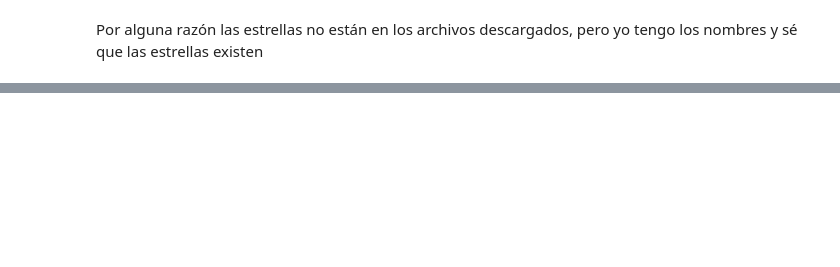
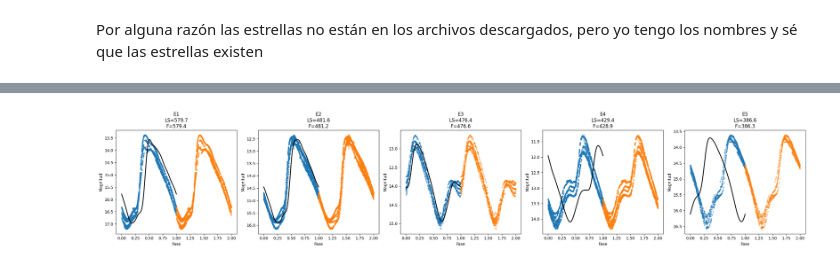
Before and after one commit to Brunelleschk1/Personal-projects, a Jupyter notebook: Proyectos de Astronomía/Laboratorio 8/Nose.ipynb, the cells around one changed output, grey strips where cells are left out. Drawn from its saved outputs; the diff is of its cells as text; code cells hidden in the pictures; blank space fills up the shorter version.

```diff
--- a/Proyectos de Astronomía/Laboratorio 8/Nose.ipynb
+++ b/Proyectos de Astronomía/Laboratorio 8/Nose.ipynb
@@ -114,6 +111,0 @@ ciclo=np.floor((t-t.min())/P).astype(int)
-# %%
-for c in np.unique(ciclo):
-    m=ciclo==c
-    plt.scatter(fase[m],mag[m],s=5,label=c)
-plt.gca().invert_yaxis()
-plt.legend()
@@ -258,5 +195,16 @@ Length: 81, dtype: float64
 # %% [markdown]
 Confirmamos que se trata de una mira con esta parábola, lo observado y lo calculado se empuezan a desviar a medida que pasan los ciclos.
+# %%
+def refinar_periodo_fourier(t,mag,P0,frac=0.03,N=400,n_terms=20):
+    periodos=np.linspace(P0*(1-frac),P0*(1+frac),N)
+    rms=[]
+    for P in periodos:
+        fase=((t-t.min())/P)%1
+        order=np.argsort(fase)
+        fs=FourierSeries(n_terms=n_terms,base_freq=1)
+        res=fs.fit(fase[order],mag[order])
+        rms.append(np.std(res))
+    return periodos[np.argmin(rms)]
 # %%
 def OC_por_ciclo(t, mag, ciclo, P):
     ns, ocs = [], []
@@ -492,2 +330,74 @@ fracción: 0
 # %% [markdown]
 Por alguna razón las estrellas no están en los archivos descargados, pero yo tengo los nombres y sé que las estrellas existen
+# %%
+def refinar_periodo_fourier_tiempo(t,mag,P0,frac=0.03,N=120,n_terms=8):
+    periodos = np.linspace(P0*(1-frac),P0*(1+frac),N)
+    rss = []
+    for P in periodos:
+        freqs = np.arange(1,n_terms+1) / P
+        fs = FourierSeries(custom_freqs=freqs)
+        res = fs.fit(t,mag)
+        rss.append(np.sum(res**2))
+    return float(periodos[np.argmin(rss)])
+
+resultados = []
+fig_fold, axes_fold = plt.subplots(1,5,figsize=(25,5))
+fig_oc, axes_oc = plt.subplots(1,5,figsize=(25,4))
+for i, df in enumerate(estrellas_raw):
+    t, mag = limpiar(df[0],df[1])
+    P0 = get_periodo(t,mag)
+    P = refinar_periodo_fourier_tiempo(t,mag,P0,frac=0.03,N=400,n_terms=20)
+    ciclo = np.floor((t-t.min())/P).astype(int)
+    fase = ((t-t.min())/P) % 1
+    order = np.argsort(fase)
+    fase_ord = fase[order]
+    mag_ord = mag[order]
+    freqs = np.arange(1,9) / P
+    fs = FourierSeries(custom_freqs=freqs)
+    res = fs.fit(t,mag)
+    rms = np.std(res)
+    ns, ocs = OC_por_ciclo(t,mag,ciclo,P)
+    pendiente = 0
+    if len(ns) >= 4:
+        pendiente = np.polyfit(ns,ocs,1)[0]
+        P_oc = P + pendiente
+    else:
+        P_oc = P
+    A = fs.amplitudes
+    phi = fs.phases
+    if len(A)>=2 and A[0]!=0:
+        R21 = A[1]/A[0]
+        phi21 = (phi[1] - 2*phi[0])
+    else:
+        R21 = np.nan
+        phi21 = np.nan
+
+    P_fold = refinar_periodo(t,mag,P0)
+    resultados.append({"estrella": i+1,"P_LS":round(P0,2),"P_fold":round(refinar_periodo(t,mag,P0),2),
+    "P_fourier":round(P,2),"P_OC":round(P_oc,2),"dP_fold":round(refinar_periodo(t,mag,P0) - P0, 3),"dP_fourier":round(P - P0,3),
+    "dP_OC":round(P_oc - P,3),"A1":round(A[0],4),"R21":round(R21,4),"phi21":round(phi21,4),
+    "RMS":round(rms,4),"OC_pendiente":round(pendiente,4)})
+    ax = axes_fold[i]
+    ax.scatter(fase_ord,mag_ord,s=4,alpha=0.4)
+    ax.scatter(fase_ord+1,mag_ord,s=4,alpha=0.4)
+    ff = np.linspace(0,1,1000)
+    tt = ff*P
+    ax.plot(ff,fs(tt),lw=2,color="black")
+    ax.invert_yaxis()
+    ax.set_title(f"E{i+1}\n"f"LS={P0:.1f}\n"f"F={P:.1f}")
+    ax.set_xlabel("Fase")
+    ax.set_ylabel("Magnitud")
+    ax2 = axes_oc[i]
+    if len(ns):
+        ax2.plot(ns,ocs,"o-")
+    ax2.axhline(0,ls="--")
+    ax2.set_title(f"O-C E{i+1}")
+    ax2.set_xlabel("Ciclo")
+    ax2.set_ylabel("O−C")
+
+fig_fold.tight_layout()
+fig_oc.tight_layout()
+plt.show()
+tabla = pd.DataFrame(resultados)
+print(tabla.to_string(index=False))
+# %% [output]
@@ -493,0 +414 @@ Por alguna razón las estrellas no están en los archivos descargados, pero yo t
+[figure, added]
```
Also changed, not shown: parts of 9 cells of this notebook, 35 other files.
